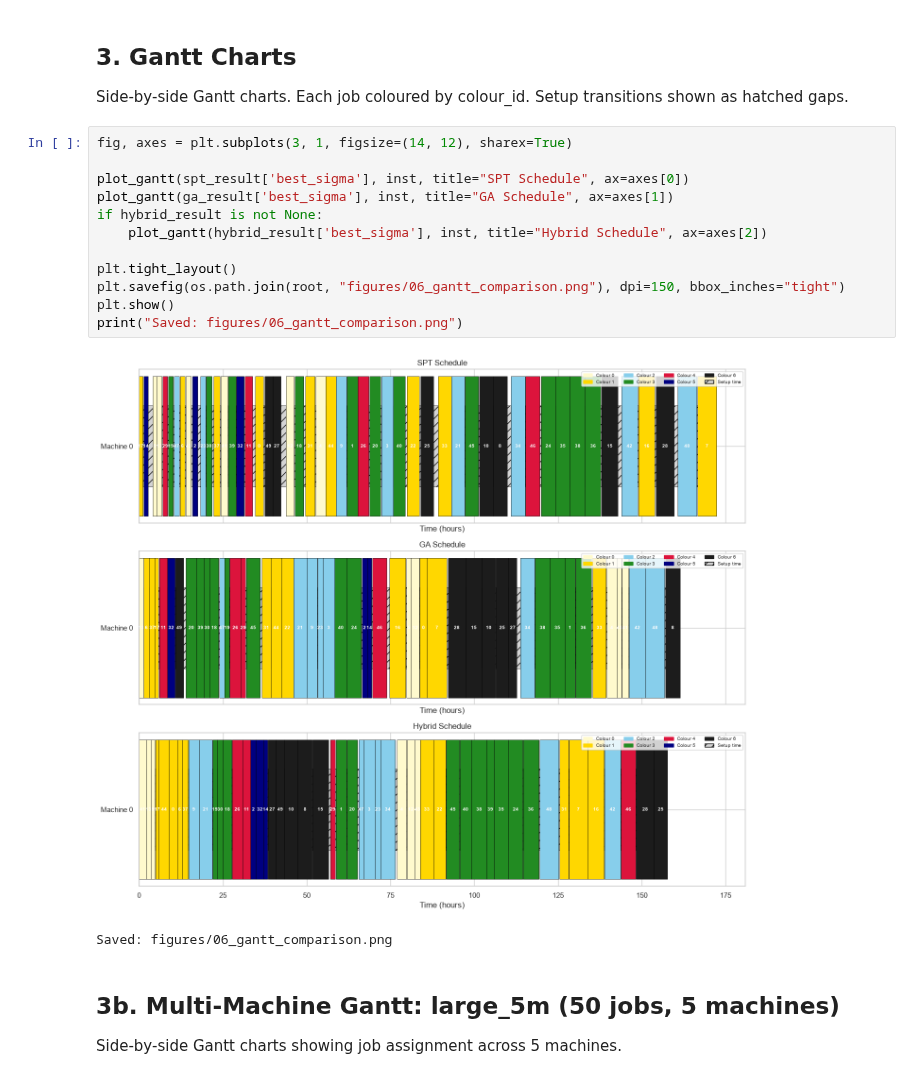
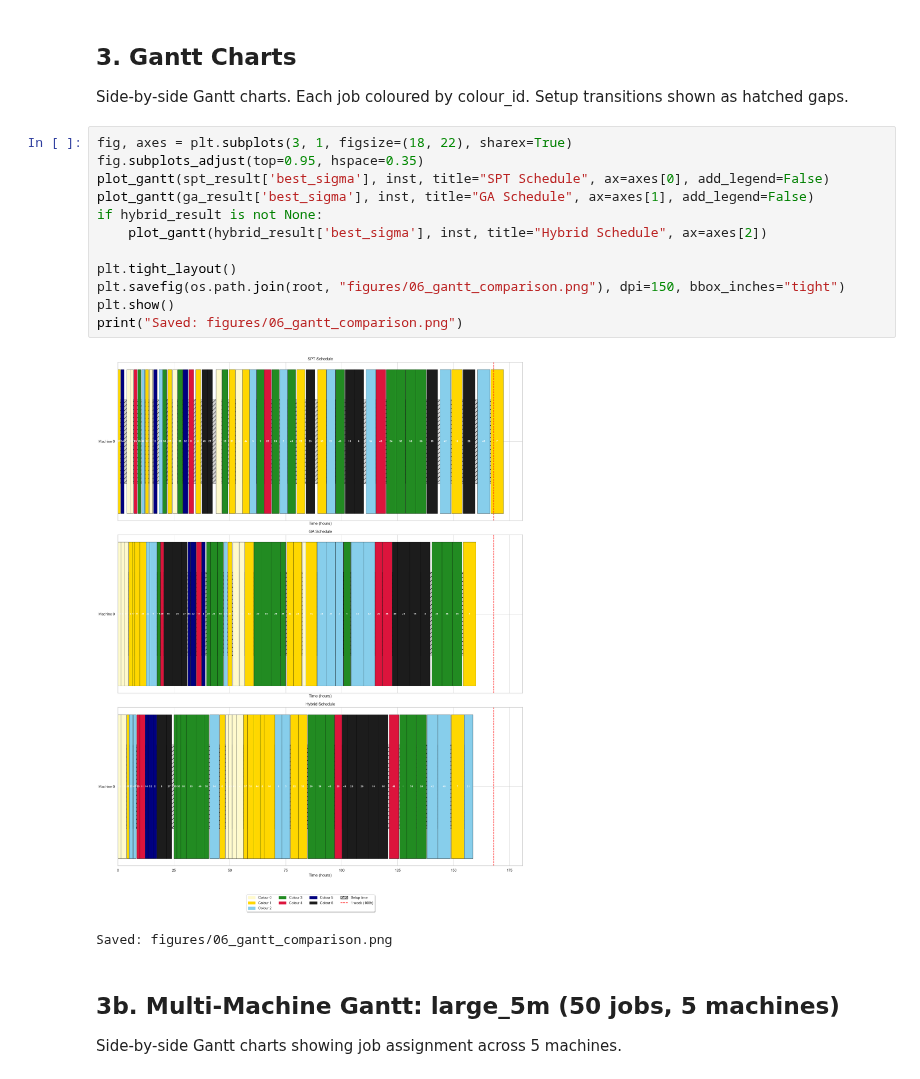
Before and after one commit to Gogula11/Dissertation, a Jupyter notebook: notebooks/06_visualisations.ipynb, the cells around one changed output. Drawn from its saved outputs; the diff is of its cells as text.

```diff
--- a/notebooks/06_visualisations.ipynb
+++ b/notebooks/06_visualisations.ipynb
@@ -104,19 +104,19 @@ Total tardiness: 678.5  |  Total setup: 4.3  |  Makespan: 157.6
 
 Side-by-side Gantt charts. Each job coloured by colour_id. Setup transitions shown as hatched gaps.
 # %%
-fig, axes = plt.subplots(3, 1, figsize=(14, 12), sharex=True)
-
-plot_gantt(spt_result['best_sigma'], inst, title="SPT Schedule", ax=axes[0])
-plot_gantt(ga_result['best_sigma'], inst, title="GA Schedule", ax=axes[1])
+fig, axes = plt.subplots(3, 1, figsize=(18, 22), sharex=True)
+fig.subplots_adjust(top=0.95, hspace=0.35)
+plot_gantt(spt_result['best_sigma'], inst, title="SPT Schedule", ax=axes[0], add_legend=False)
+plot_gantt(ga_result['best_sigma'], inst, title="GA Schedule", ax=axes[1], add_legend=False)
 if hybrid_result is not None:
     plot_gantt(hybrid_result['best_sigma'], inst, title="Hybrid Schedule", ax=axes[2])
 
 plt.tight_layout()
 plt.savefig(os.path.join(root, "figures/06_gantt_comparison.png"), dpi=150, bbox_inches="tight")
 plt.show()
 print("Saved: figures/06_gantt_comparison.png")
 # %% [output]
-[figure, old version]
+[figure, new version]
 Saved: figures/06_gantt_comparison.png
 # %% [markdown]
 ## 3b. Multi-Machine Gantt: large_5m (50 jobs, 5 machines)
```
Also changed, not shown: parts of 7 cells of this notebook, 22 other files.
